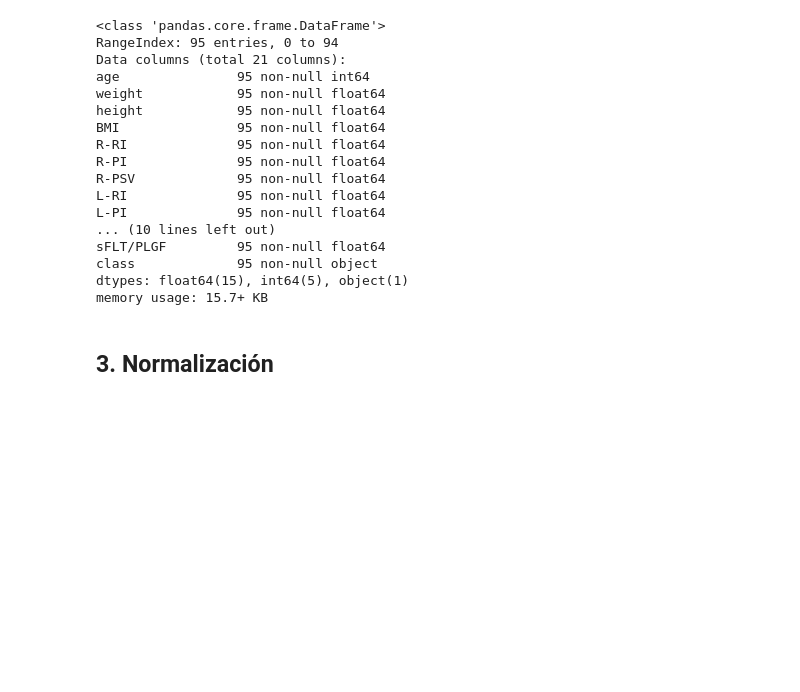
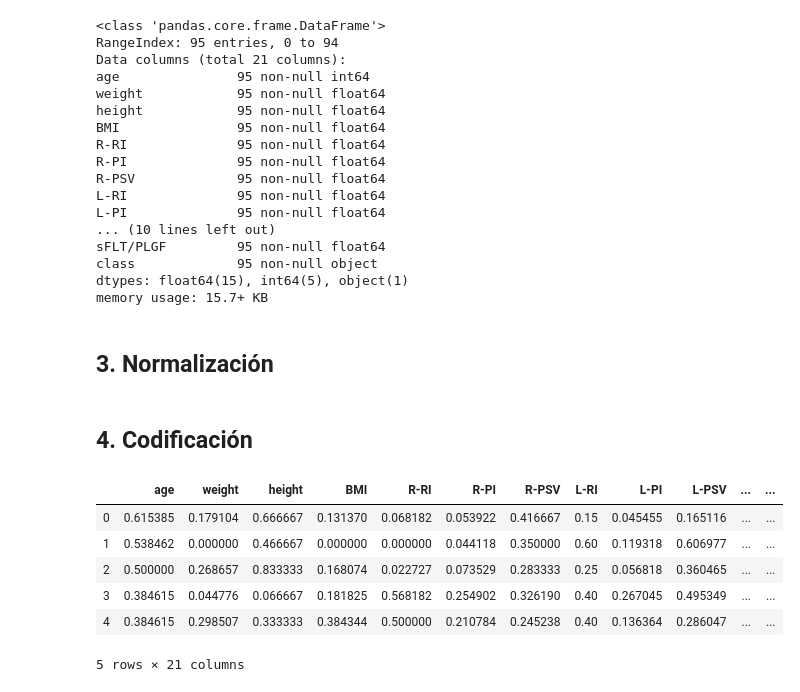
Before and after one commit to lolagj/TFM-Modelo-Riesgos-Embarazadas, a Jupyter notebook: Preprocesamiento.ipynb, the cells around one changed output. Cells and saved outputs as stored; diff of their text form; code cells hidden in the pictures; blank space fills up the shorter version.

```diff
--- a/Preprocesamiento.ipynb
+++ b/Preprocesamiento.ipynb
@@ -131,0 +141,12 @@ memory usage: 15.7+ KB
+# %% [markdown]
+## 4. Codificación
+# %%
+data.head()
+# %% [output]
+|  | age | weight | height | BMI | R-RI | R-PI | R-PSV | L-RI | L-PI | L-PSV | ... | ... |
+| 0 | 0.615385 | 0.179104 | 0.666667 | 0.131370 | 0.068182 | 0.053922 | 0.416667 | 0.15 | 0.045455 | 0.165116 | ... | ... |
+| 1 | 0.538462 | 0.000000 | 0.466667 | 0.000000 | 0.000000 | 0.044118 | 0.350000 | 0.60 | 0.119318 | 0.606977 | ... | ... |
+| 2 | 0.500000 | 0.268657 | 0.833333 | 0.168074 | 0.022727 | 0.073529 | 0.283333 | 0.25 | 0.056818 | 0.360465 | ... | ... |
+| 3 | 0.384615 | 0.044776 | 0.066667 | 0.181825 | 0.568182 | 0.254902 | 0.326190 | 0.40 | 0.267045 | 0.495349 | ... | ... |
+| 4 | 0.384615 | 0.298507 | 0.333333 | 0.384344 | 0.500000 | 0.210784 | 0.245238 | 0.40 | 0.136364 | 0.286047 | ... | ... |
+5 rows × 21 columns
```
Also changed, not shown: parts of 8 cells of this notebook, 2 other files.
